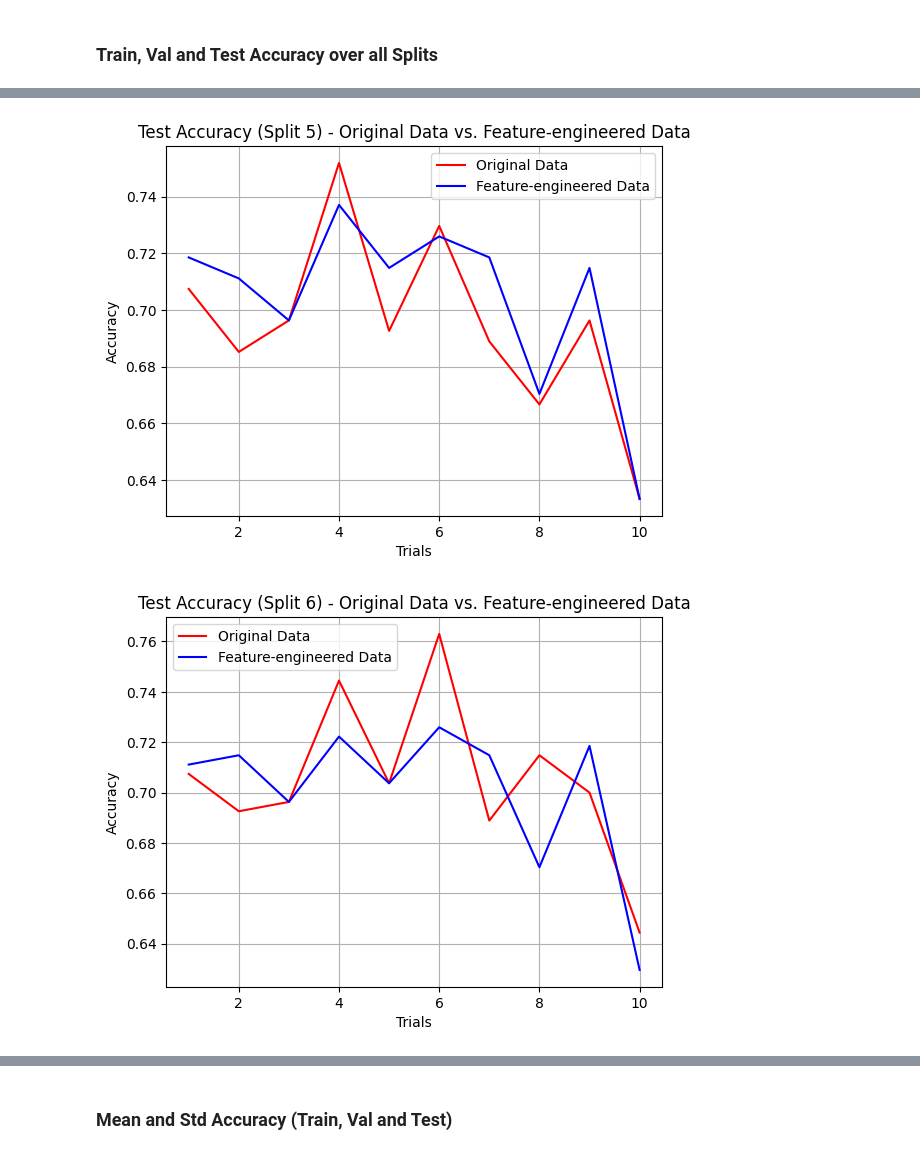
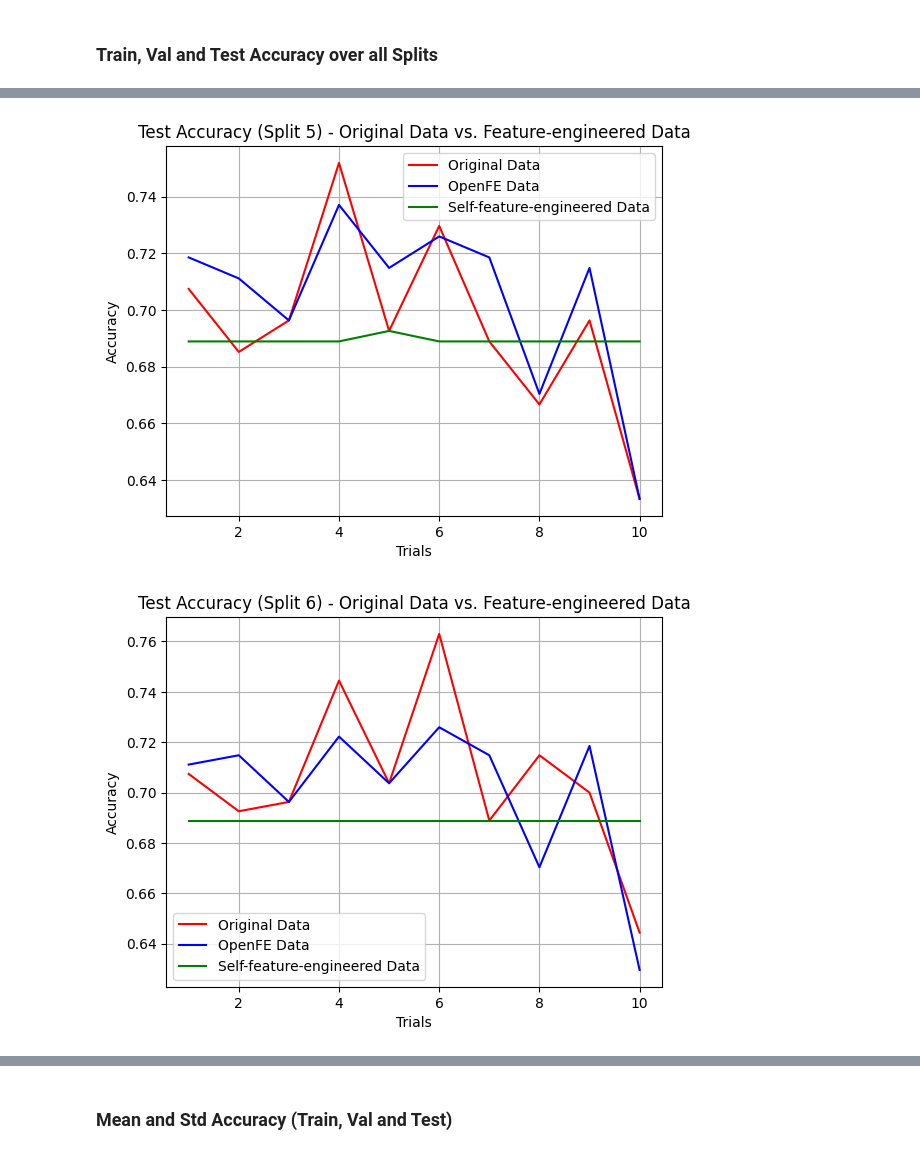
Before and after one commit to schaeferbasti/Benchmark_FE_AutoML, a Jupyter notebook: src/amltk/results/analysis.ipynb, the cells around one changed output, grey strips where cells are left out. Drawn from its saved outputs; the diff is of its cells as text; code cells hidden in the pictures.

```diff
--- a/src/amltk/results/analysis.ipynb
+++ b/src/amltk/results/analysis.ipynb
@@ -80,18 +84,18 @@ for i in range(8):
     dataset_names.append(dataset_name)
 
 trials = [1, 2, 3, 4, 5, 6, 7, 8, 9, 10]
-i = 0
+j = 0
 for dataset_name in dataset_names:
     train_accuracy = df[dataset_name].tolist()
-    original_data = train_accuracy[:len(train_accuracy)//2]
-    engineered_data = train_accuracy[len(train_accuracy)//2:]
-    plt.plot(trials, original_data, color='r', label='Original Data')
-    plt.plot(trials, engineered_data, color='b', label='Feature-engineered Data')
+    data_parts = [train_accuracy[i*part_size: (i+1)*part_size] for i in range(total_parts)]
+    for i, data_part in enumerate(data_parts):
+        label = label_list[i]
+        plt.plot(trials[:part_size], data_part, color=colors[i], label=label)
     plt.xlabel("Trials")
     plt.ylabel("Accuracy")
-    plt.title("Training Accuracy (Split " + str(i) + ") - Original Data vs. Feature-engineered Data")
+    plt.title("Training Accuracy (Split " + str(j) + ") - Original Data vs. Feature-engineered Data")
     plt.legend()
     plt.grid(True)
     plt.show()
-    i += 1
+    j += 1
 # %% [output]
@@ -110,18 +114,18 @@ for i in range(8):
     dataset_names.append(dataset_name)
 
 trials = [1, 2, 3, 4, 5, 6, 7, 8, 9, 10]
-i = 0
+j = 0
 for dataset_name in dataset_names:
     val_accuracy = df[dataset_name].tolist()
-    original_data = val_accuracy[:len(val_accuracy)//2]
-    engineered_data = val_accuracy[len(val_accuracy)//2:]
-    plt.plot(trials, original_data, color='r', label='Original Data')
-    plt.plot(trials, engineered_data, color='b', label='Feature-engineered Data')
+    data_parts = [val_accuracy[i*part_size: (i+1)*part_size] for i in range(total_parts)]
+    for i, data_part in enumerate(data_parts):
+        label = label_list[i]
+        plt.plot(trials[:part_size], data_part, color=colors[i], label=label)
     plt.xlabel("Trials")
     plt.ylabel("Accuracy")
-    plt.title("Validation Accuracy (Split " + str(i) + ") - Original Data vs. Feature-engineered Data")
+    plt.title("Validation Accuracy (Split " + str(j) + ") - Original Data vs. Feature-engineered Data")
     plt.legend()
     plt.grid(True)
     plt.show()
-    i += 1
+    j += 1
 # %% [output]
@@ -140,18 +144,18 @@ for i in range(8):
     dataset_names.append(dataset_name)
 
 trials = [1, 2, 3, 4, 5, 6, 7, 8, 9, 10]
-i = 0
+j = 0
 for dataset_name in dataset_names:
     test_accuracy = df[dataset_name].tolist()
-    original_data = test_accuracy[:len(test_accuracy)//2]
-    engineered_data = test_accuracy[len(test_accuracy)//2:]
-    plt.plot(trials, original_data, color='r', label='Original Data')
-    plt.plot(trials, engineered_data, color='b', label='Feature-engineered Data')
+    data_parts = [test_accuracy[i*part_size: (i+1)*part_size] for i in range(total_parts)]
+    for i, data_part in enumerate(data_parts):
+        label = label_list[i]
+        plt.plot(trials[:part_size], data_part, color=colors[i], label=label)
     plt.xlabel("Trials")
     plt.ylabel("Accuracy")
-    plt.title("Test Accuracy (Split " + str(i) + ") - Original Data vs. Feature-engineered Data")
+    plt.title("Test Accuracy (Split " + str(j) + ") - Original Data vs. Feature-engineered Data")
     plt.legend()
     plt.grid(True)
     plt.show()
-    i += 1
+    j += 1
 # %% [output]
@@ -163,2 +167,2 @@ for dataset_name in dataset_names:
-[figure, old version]
+[figure, new version]
-[figure, old version]
+[figure, new version]
```
Also changed, not shown: parts of 10 cells of this notebook, 9 other files.
